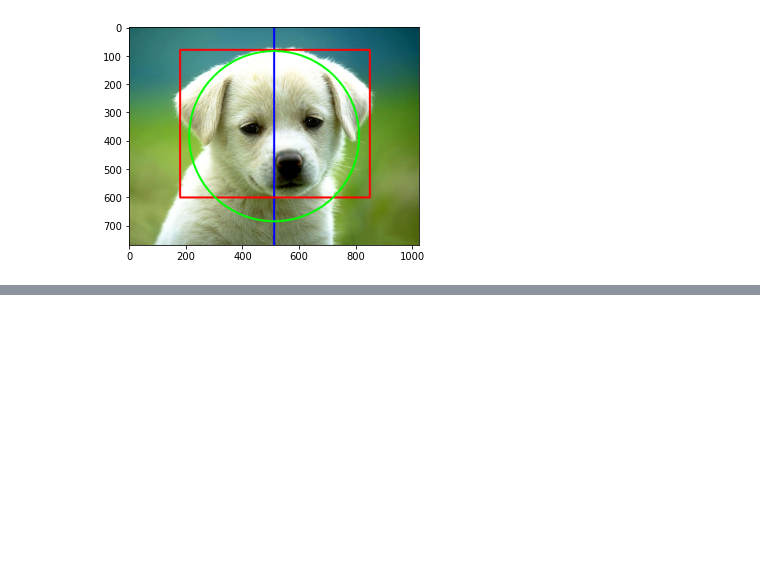
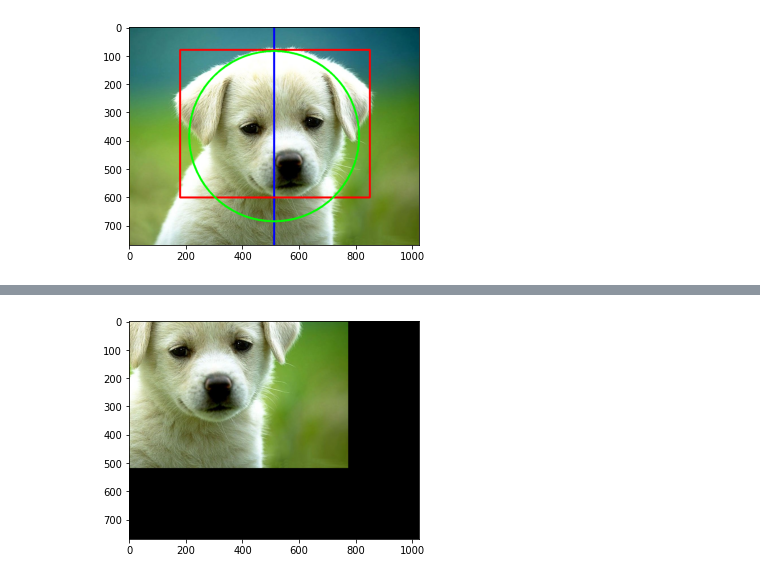
Before and after one commit to lokeshkumarn/OpenCV, a Jupyter notebook: OpenCV_Basics.ipynb, the cells around one changed output, grey strips where cells are left out. Cells and saved outputs as stored; diff of their text form; code cells hidden in the pictures; blank space fills up the shorter version.

```diff
--- a/OpenCV_Basics.ipynb
+++ b/OpenCV_Basics.ipynb
@@ -156,0 +172,7 @@ show_cv2(tmp_image)
+# %%
+#Shift Up and Left
+M = np.float32([[1,0,-250],[0,1,-250]]) # shift matrix for up and left
+shifted_up_left = cv2.warpAffine(tmp_image, M, (tmp_image.shape[1], tmp_image.shape[0]))
+show_cv2(shifted_up_left)
+# %% [output]
+[figure, added]
```
Also changed, not shown: parts of 6 cells of this notebook.
